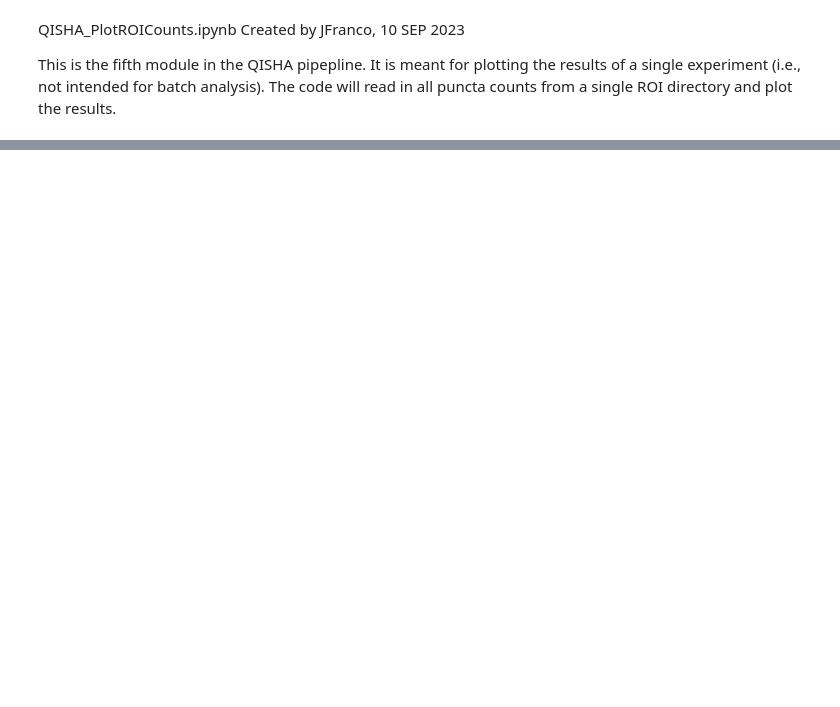
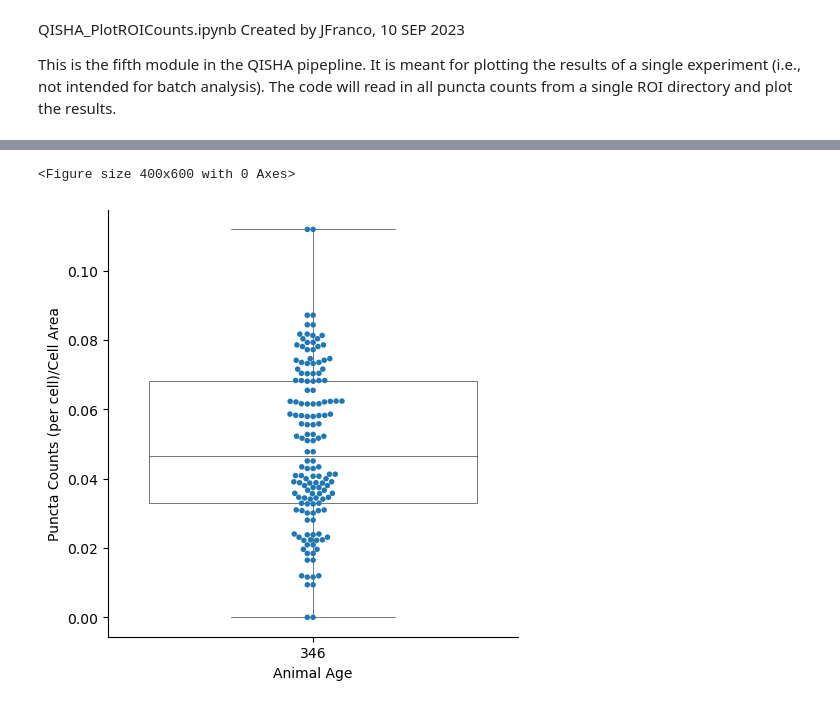
Before and after one commit to engineeringjoy/QISHA, a Jupyter notebook: QISHA_PlotROICounts.ipynb, the cells around one changed output, grey strips where cells are left out. Drawn from its saved outputs; the diff is of its cells as text; code cells hidden in the pictures; blank space fills up the shorter version.

```diff
--- a/QISHA_PlotROICounts.ipynb
+++ b/QISHA_PlotROICounts.ipynb
@@ -134,0 +146,4 @@ plt.savefig(dirTR+fnBase+".HistKDE.png",  bbox_inches='tight', dpi = 300,
+# %%
+# Analyze Puncta Counts normalized to cell area
+dfAll["PC_Area"]=dfAll["Count"]/dfAll["Area"]
+print(dfAll)
@@ -134,0 +168,16 @@ plt.savefig(dirTR+fnBase+".HistKDE.png",  bbox_inches='tight', dpi = 300,
+# %%
+plt.figure(figsize=(4, 6))
+sns.catplot(x='age',y='PC_Area', hue="animalID",
+            data=dfAll, kind="box",boxprops={'facecolor':'None'},linewidth=.5,
+            dodge=False, order=order, legend = False)
+ax = sns.swarmplot(x='age', y='PC_Area',hue="animalID",
+                   data=dfAll,
+                   dodge = False, size=4,  order=order, legend =False)
+ax.set(xlabel='Animal Age', ylabel='Puncta Counts (per cell)/Cell Area')
+#ax.set(ylim=(0, 0.6))
+#plt.xticks(rotation=45)
+plt.savefig(dirTR+fnBase+".PC_Area.png",  bbox_inches='tight', dpi = 300,
+            format = "png")
+# %% [output]
+<Figure size 400x600 with 0 Axes>
+[figure, added]
```
Also changed, not shown: parts of 11 cells of this notebook, 2 other files.
